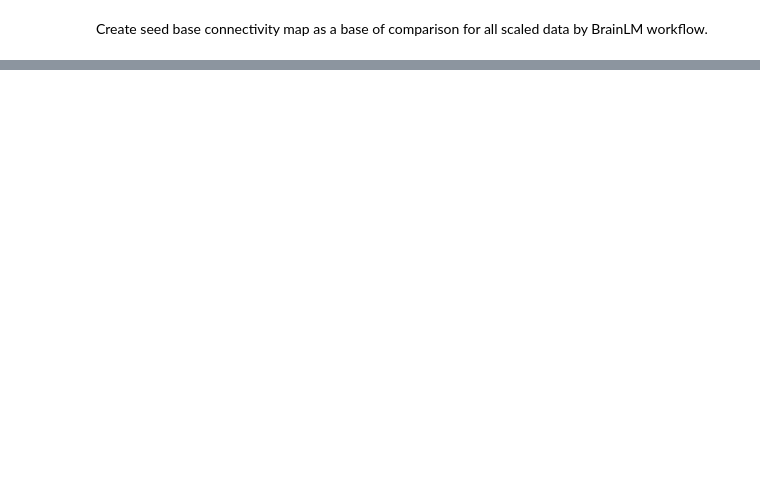
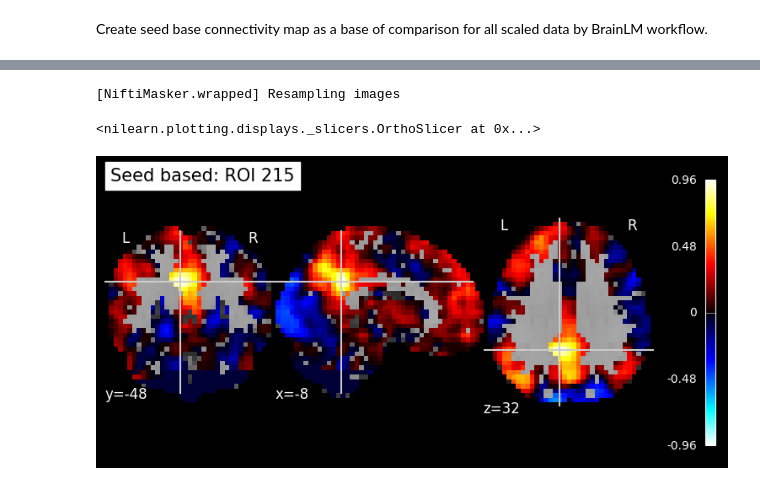
Before and after one commit to htwangtw/hfplayground, a Jupyter notebook: notebooks/inspect_brainlm_data_processing.ipynb, the cells around one changed output, grey strips where cells are left out. Drawn from its saved outputs; the diff is of its cells as text; code cells hidden in the pictures; blank space fills up the shorter version.

```diff
--- a/notebooks/inspect_brainlm_data_processing.ipynb
+++ b/notebooks/inspect_brainlm_data_processing.ipynb
@@ -126,0 +93,22 @@ for p in Path("../data/processed/").glob("brainlm_a424_*"):
+# %%
+get_seed = NiftiSpheresMasker(seeds=[coord], radius=8).fit()
+mni_mask = nib.save(load_mni152_gm_mask(), Path('/tmp/mni_mask.nii.gz'))
+mni_mask = downsample_for_tutorial(Path('/tmp/mni_mask.nii.gz'), '/tmp/')
+mni_masker = NiftiMasker(mni_mask, target_affine=bg_img.affine, target_shape=bg_img.shape[:3]).fit()
+
+filename = 'sub-pixar123_task-pixar_space-MNI152NLin2009cAsym_desc-simple+gsr_bold.nii.gz'
+nii_path = f"../data/interim/development_fmri/{filename}"
+ts = get_seed.transform(nii_path)
+voxels = mni_masker.transform(nii_path)
+seed_base_connectivity = np.corrcoef(ts.T, voxels.T)[1:, 0]
+seed_base_nii = mni_masker.inverse_transform(seed_base_connectivity)
+
+plotting.plot_stat_map(seed_base_nii,
+    threshold=0.01, cut_coords=coord, bg_img=downsample_mni,
+    black_bg=True, colorbar=True,
+    title=f"Seed based: ROI {roi_index}"
+)
+# %% [output]
+[NiftiMasker.wrapped] Resampling images
+<nilearn.plotting.displays._slicers.OrthoSlicer at 0x...>
+[figure, added]
```
Also changed, not shown: parts of 12 cells of this notebook, 4 other files.
